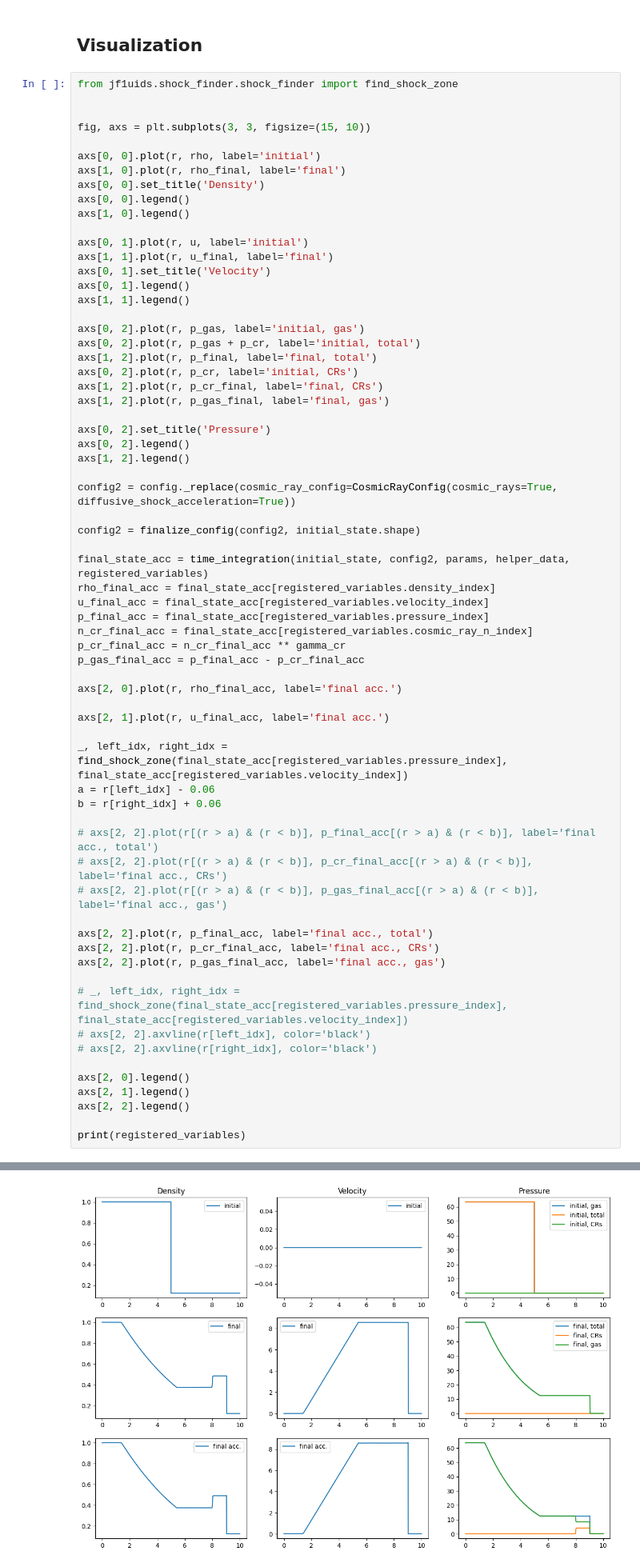
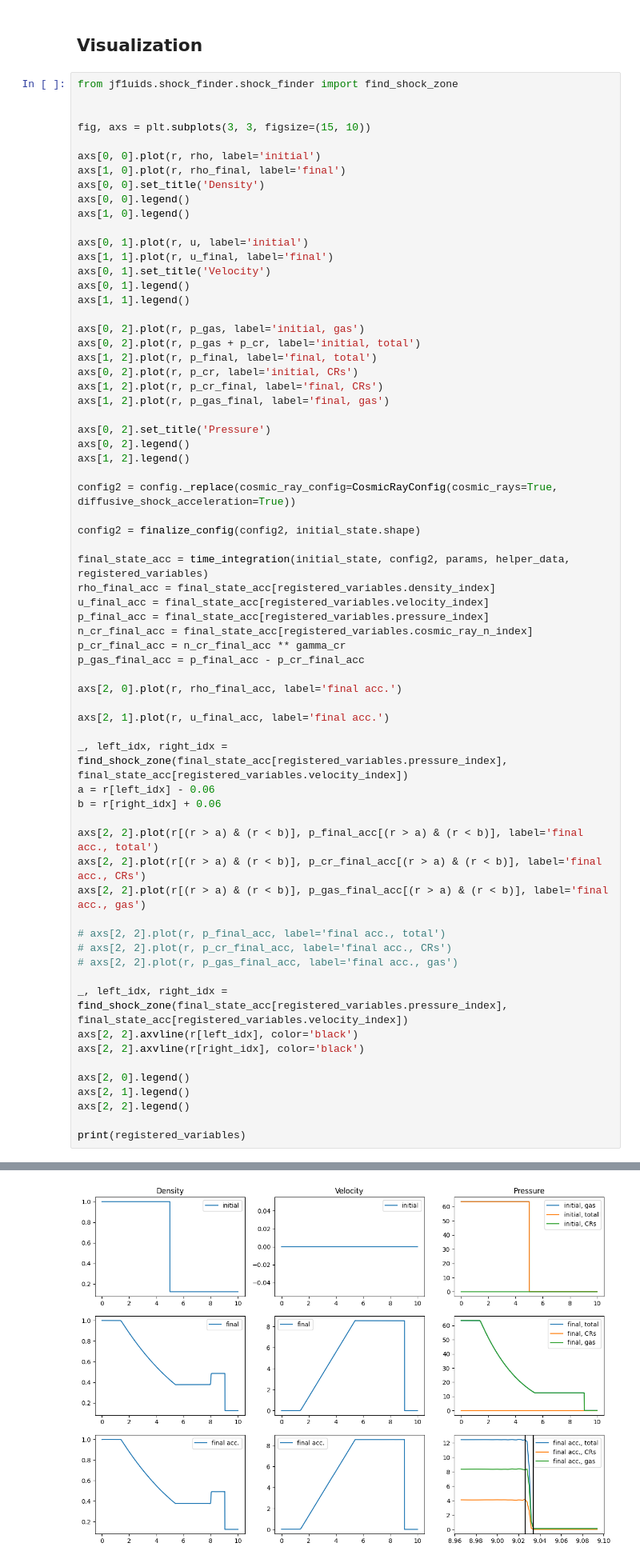
Before and after one commit to leo1200/jf1uids, a Jupyter notebook: notebooks/cosmic_rays/simple_example_cr.ipynb, the cells around one changed output, grey strips where cells are left out. Shown at 80% size. Cells and saved outputs as stored; diff of their text form.

```diff
--- a/notebooks/cosmic_rays/simple_example_cr.ipynb
+++ b/notebooks/cosmic_rays/simple_example_cr.ipynb
@@ -119,40 +119,40 @@ axs[1, 2].legend()
 config2 = config._replace(cosmic_ray_config=CosmicRayConfig(cosmic_rays=True, diffusive_shock_acceleration=True))
 
 config2 = finalize_config(config2, initial_state.shape)
 
 final_state_acc = time_integration(initial_state, config2, params, helper_data, registered_variables)
 rho_final_acc = final_state_acc[registered_variables.density_index]
 u_final_acc = final_state_acc[registered_variables.velocity_index]
 p_final_acc = final_state_acc[registered_variables.pressure_index]
 n_cr_final_acc = final_state_acc[registered_variables.cosmic_ray_n_index]
 p_cr_final_acc = n_cr_final_acc ** gamma_cr
 p_gas_final_acc = p_final_acc - p_cr_final_acc
 
 axs[2, 0].plot(r, rho_final_acc, label='final acc.')
 
 axs[2, 1].plot(r, u_final_acc, label='final acc.')
 
 _, left_idx, right_idx = find_shock_zone(final_state_acc[registered_variables.pressure_index], final_state_acc[registered_variables.velocity_index])
 a = r[left_idx] - 0.06
 b = r[right_idx] + 0.06
 
-# axs[2, 2].plot(r[(r > a) & (r < b)], p_final_acc[(r > a) & (r < b)], label='final acc., total')
-# axs[2, 2].plot(r[(r > a) & (r < b)], p_cr_final_acc[(r > a) & (r < b)], label='final acc., CRs')
-# axs[2, 2].plot(r[(r > a) & (r < b)], p_gas_final_acc[(r > a) & (r < b)], label='final acc., gas')
+axs[2, 2].plot(r[(r > a) & (r < b)], p_final_acc[(r > a) & (r < b)], label='final acc., total')
+axs[2, 2].plot(r[(r > a) & (r < b)], p_cr_final_acc[(r > a) & (r < b)], label='final acc., CRs')
+axs[2, 2].plot(r[(r > a) & (r < b)], p_gas_final_acc[(r > a) & (r < b)], label='final acc., gas')
 
-axs[2, 2].plot(r, p_final_acc, label='final acc., total')
-axs[2, 2].plot(r, p_cr_final_acc, label='final acc., CRs')
-axs[2, 2].plot(r, p_gas_final_acc, label='final acc., gas')
+# axs[2, 2].plot(r, p_final_acc, label='final acc., total')
+# axs[2, 2].plot(r, p_cr_final_acc, label='final acc., CRs')
+# axs[2, 2].plot(r, p_gas_final_acc, label='final acc., gas')
 
-# _, left_idx, right_idx = find_shock_zone(final_state_acc[registered_variables.pressure_index], final_state_acc[registered_variables.velocity_index])
-# axs[2, 2].axvline(r[left_idx], color='black')
-# axs[2, 2].axvline(r[right_idx], color='black')
+_, left_idx, right_idx = find_shock_zone(final_state_acc[registered_variables.pressure_index], final_state_acc[registered_variables.velocity_index])
+axs[2, 2].axvline(r[left_idx], color='black')
+axs[2, 2].axvline(r[right_idx], color='black')
 
 axs[2, 0].legend()
 axs[2, 1].legend()
 axs[2, 2].legend()
 
 print(registered_variables)
 # %% [output]
 RegisteredVariables(num_vars=4, density_index=0, velocity_index=1, magnetic_index=-1, pressure_index=2, wind_density_index=-1, wind_density_active=False, cosmic_ray_n_index=3, cosmic_ray_n_active=True ...
-[figure, old version]
+[figure, new version]
```
Also changed, not shown: 16 other files.
